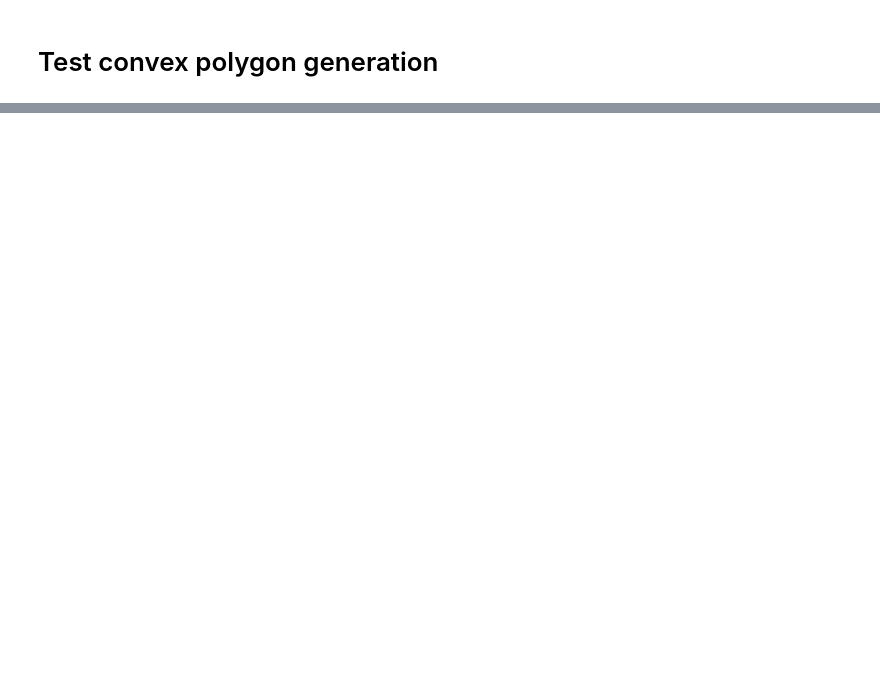
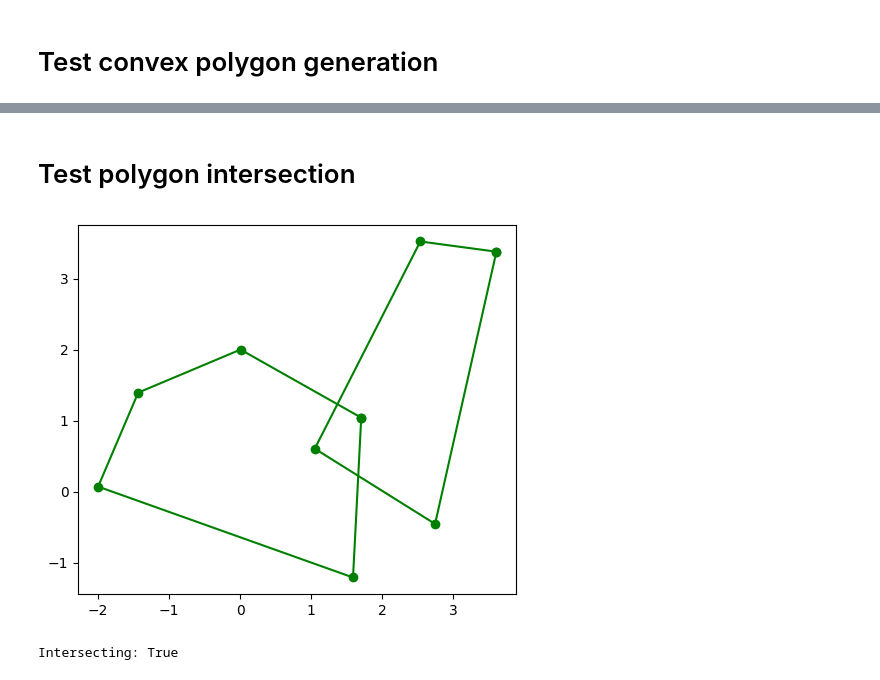
Before and after one commit to ggldnl/Path-Planning-Visualizer, a Jupyter notebook: notebooks/map/map_generation.ipynb, the cells around one changed output, grey strips where cells are left out. Cells and saved outputs as stored; diff of their text form; code cells hidden in the pictures; blank space fills up the shorter version.

```diff
--- a/notebooks/map/map_generation.ipynb
+++ b/notebooks/map/map_generation.ipynb
@@ -146,0 +254,13 @@ Point(1.3410454710147024, -1.4837779633998325) at angle 312.1074226068056
+# %% [markdown]
+# Test polygon intersection
+# %%
+p1 = Polygon.generate_random_polygon(5, 2, merge_near_points=1)
+p2 = Polygon.generate_random_polygon(5, 2, merge_near_points=1)
+
+p2.translate(random.random() * 3, random.random() * 3)
+
+visualize_ploygons([p1, p2], visualize_circumference=False, legend=False)
+print(f'Intersecting: {p1.intersects(p2)}')
+# %% [output]
+[figure, added]
+Intersecting: True
```
Also changed, not shown: parts of 10 cells of this notebook.
